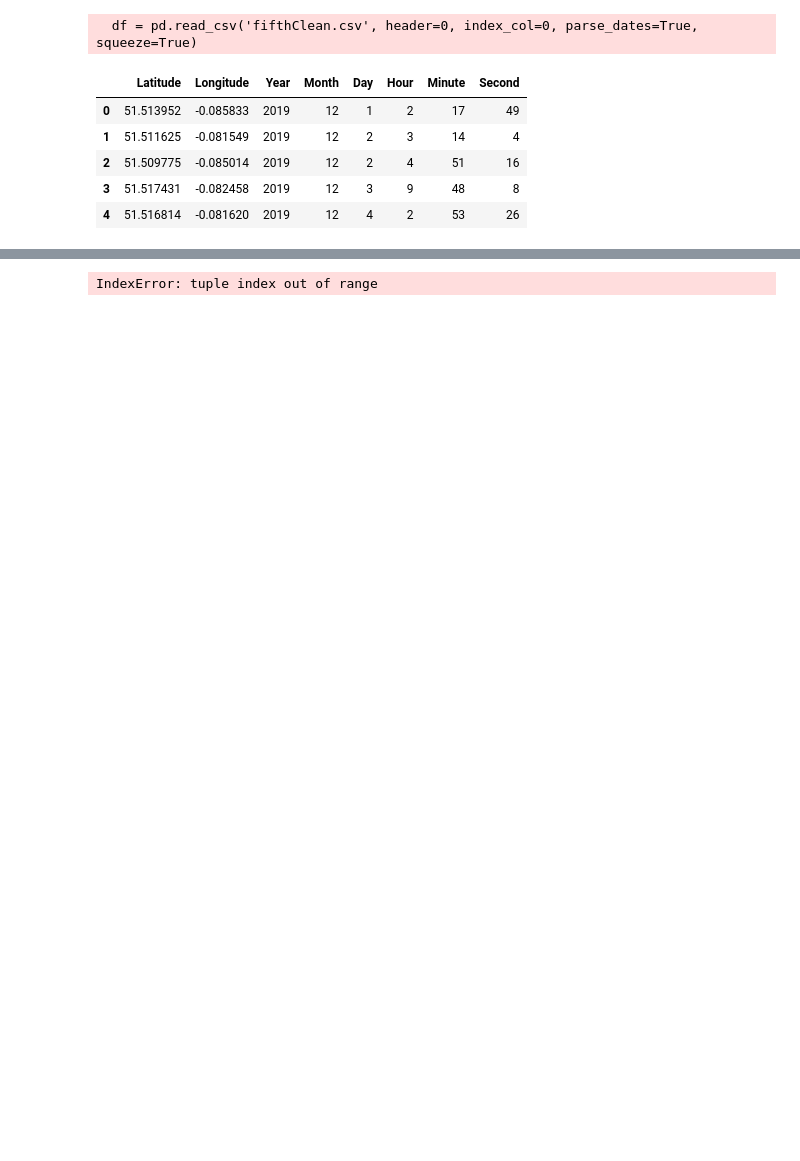
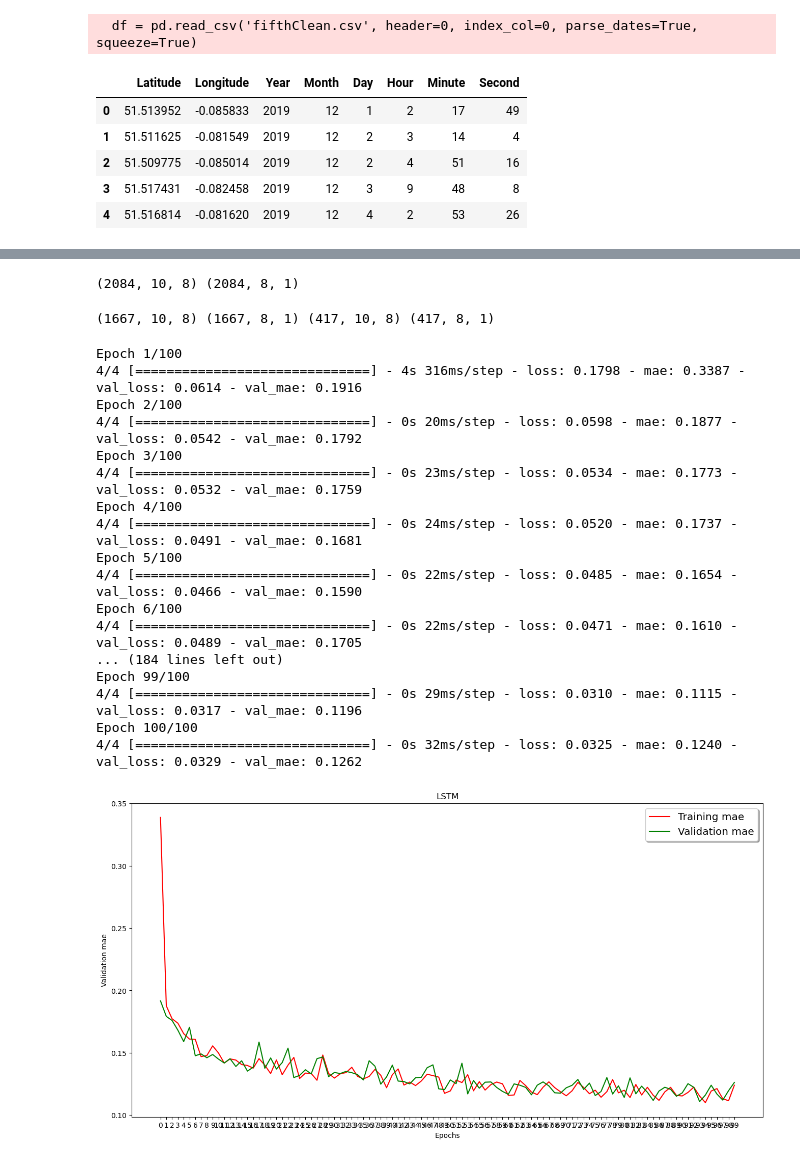
Before and after one commit to JiaqinKang/Crime-Prediction-using-Machine-Learning-Algorithms, a Jupyter notebook: prototype1.ipynb, the cells around one changed output, grey strips where cells are left out. Saved outputs shown, nothing was run; the diff lists cells and outputs as text; code cells hidden in the pictures; blank space fills up the shorter version.

```diff
--- a/prototype1.ipynb
+++ b/prototype1.ipynb
@@ -35,17 +35,3 @@ df.head()
 | 2 | 51.509775 | -0.085014 | 2019 | 12 | 2 | 4 | 51 | 16 |
 | 3 | 51.517431 | -0.082458 | 2019 | 12 | 3 | 9 | 48 | 8 |
 | 4 | 51.516814 | -0.081620 | 2019 | 12 | 4 | 2 | 53 | 26 |
-# %%
-# Create a time series with a time window
-def create_timeseries(data, time_window):
-    X = []
-    y = []
-    for i in range(len(data)-time_window-1):
-        t = data[i:(i+time_window)]
-        X.append(t)
-        y.append(data[i + time_window])
-    return np.array(X),np.array(y)
-
-# Create a time series with a time window
-time_window = 10
-X, y = create_timeseries(df, time_window)
@@ -53,0 +38,22 @@ KeyError: 10
+# %%
+# scale the data to be between 0 and 1
+scaler = MinMaxScaler(feature_range=(0, 1))
+df = pd.DataFrame(scaler.fit_transform(df))
+# %%
+# create time_steps to be used in the LSTM model
+time_steps = 10
+# create a function to create the time steps
+def create_time_steps(df,time_steps):
+    time_steps = time_steps
+    X = []
+    y = []
+    # read take 7  rows of data and predict the 8th row
+    for i in range(len(df)-time_steps):
+        X.append(df.iloc[i:(i+time_steps)].values)
+        y.append(df.iloc[i+time_steps].values)
+    return np.array(X), np.array(y)
+
+# create the time steps
+X, y = create_time_steps(df,time_steps)
+print(X.shape)
+print(y.shape)
@@ -66,11 +85,13 @@ print(X)
 y = y.reshape((y.shape[0], y.shape[1], 1))
 print(X.shape, y.shape)
 # %% [output]
-IndexError: tuple index out of range
+(2084, 10, 8) (2084, 8, 1)
 # %%
 # split into train and test sets (80% train, 20% test)
 X_train, X_test, y_train, y_test = train_test_split(X, y, test_size=0.2, random_state=seed)
 print(X_train.shape, y_train.shape, X_test.shape, y_test.shape)
+# %% [output]
+(1667, 10, 8) (1667, 8, 1) (417, 10, 8) (417, 8, 1)
 # %%
 def plot_mae(history,range,title): #plot the mae
     plt.figure(figsize=(16,8))
@@ -91,14 +112,35 @@ def plot_mae(history,range,title): #plot the mae
 # %%
 model = models.Sequential()
 model.add(layers.LSTM(64, return_sequences=True, input_shape=(X_train.shape[1], X_train.shape[2])))
 model.add(layers.LSTM(32, return_sequences=True))
-model.add(layers.LSTM(128, return_sequences=True))
+# model.add(layers.LSTM(512, return_sequences=True))
+# model.add(layers.LSTM(256, return_sequences=True))
+# model.add(layers.LSTM(128, return_sequences=True))
 model.add(layers.LSTM(64))
 model.add(layers.Dense(8))
 model.compile(optimizer='rmsprop', loss='mse', metrics=['mae'])
 
 # fit model
-history = model.fit(X_train, y_train, epochs=1024, verbose=1, validation_data=(X_test, y_test),batch_size=512)
+history = model.fit(X_train, y_train, epochs=100, verbose=1, validation_data=(X_test, y_test),batch_size=512)
 
 # plot the mae
-plot_mae(history.history,1024,'LSTM')
+plot_mae(history.history,100,'LSTM')
+# %% [output]
+Epoch 1/100
+4/4 [==============================] - 4s 316ms/step - loss: 0.1798 - mae: 0.3387 - val_loss: 0.0614 - val_mae: 0.1916
+Epoch 2/100
+4/4 [==============================] - 0s 20ms/step - loss: 0.0598 - mae: 0.1877 - val_loss: 0.0542 - val_mae: 0.1792
+Epoch 3/100
+4/4 [==============================] - 0s 23ms/step - loss: 0.0534 - mae: 0.1773 - val_loss: 0.0532 - val_mae: 0.1759
+Epoch 4/100
+4/4 [==============================] - 0s 24ms/step - loss: 0.0520 - mae: 0.1737 - val_loss: 0.0491 - val_mae: 0.1681
+Epoch 5/100
+4/4 [==============================] - 0s 22ms/step - loss: 0.0485 - mae: 0.1654 - val_loss: 0.0466 - val_mae: 0.1590
+Epoch 6/100
+4/4 [==============================] - 0s 22ms/step - loss: 0.0471 - mae: 0.1610 - val_loss: 0.0489 - val_mae: 0.1705
+... (184 lines left out)
+Epoch 99/100
+4/4 [==============================] - 0s 29ms/step - loss: 0.0310 - mae: 0.1115 - val_loss: 0.0317 - val_mae: 0.1196
+Epoch 100/100
+4/4 [==============================] - 0s 32ms/step - loss: 0.0325 - mae: 0.1240 - val_loss: 0.0329 - val_mae: 0.1262
+[figure, added]
```
Also changed, not shown: parts of 5 cells of this notebook.
